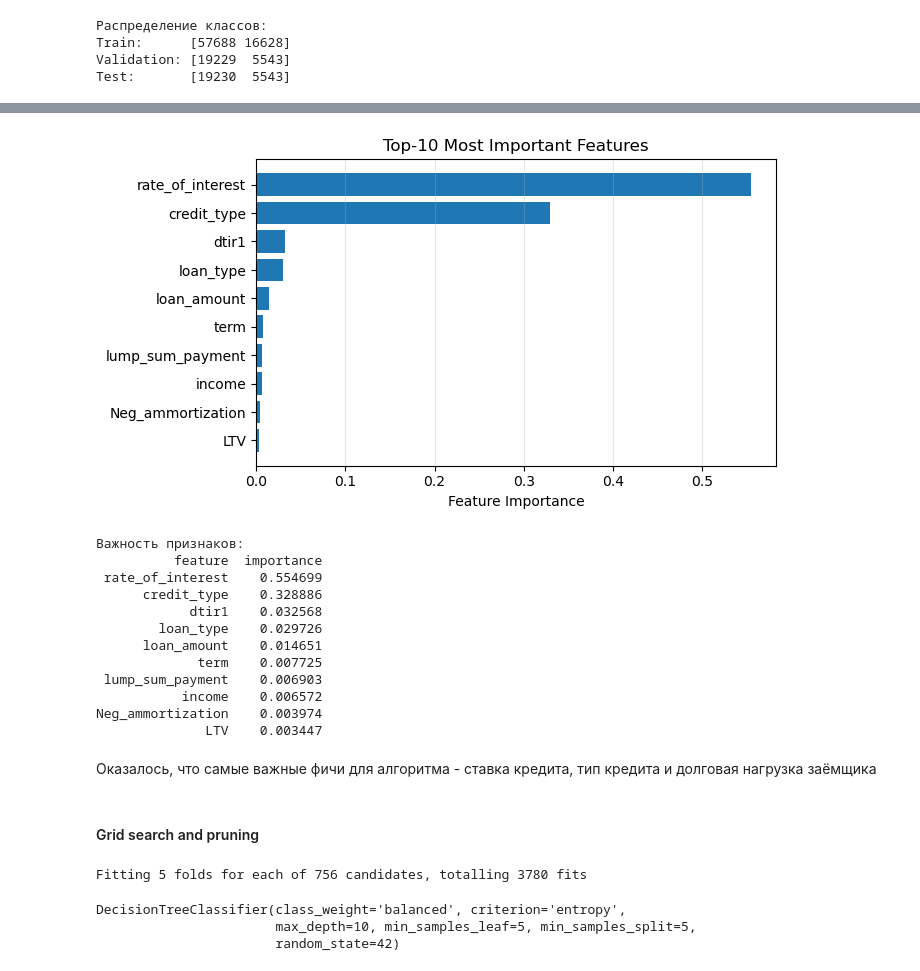
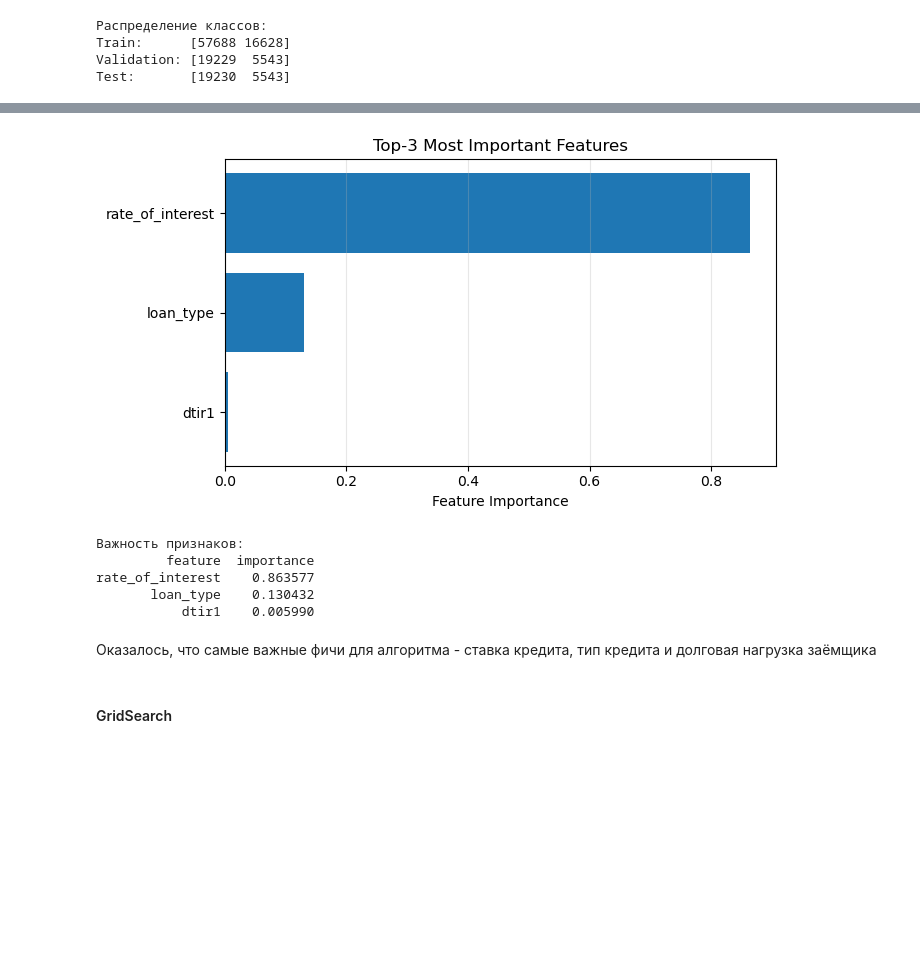
Before and after one commit to StoryTeller72/CreditScoring, a Jupyter notebook: CreditScore.ipynb, the cells around one changed output, grey strips where cells are left out. Cells and saved outputs as stored; diff of their text form; code cells hidden in the pictures; blank space fills up the shorter version.

Commit message:
Trained_dessicion_tree

```diff
--- a/CreditScore.ipynb
+++ b/CreditScore.ipynb
@@ -1613,6 +1659,6 @@ Train:      [57688 16628]
 Validation: [19229  5543]
 Test:       [19230  5543]
 # %%
-dt_model = DecisionTreeClassifier(random_state=42)
+dt_model = DecisionTreeClassifier(random_state=42,class_weight='balanced', max_depth=3)
 dt_model.fit(X_train, y_train)
 # %% [output]
@@ -1713,92 +1744,39 @@ visualize_decision_tree(dt_model, feature_names, class_names, max_depth=3)
 # %%
 def analyze_feature_importance(model, feature_names, top_n=15):
     """
     Анализ важности признаков
     """
     importance_df = pd.DataFrame({
         'feature': feature_names,
         'importance': model.feature_importances_
     }).sort_values('importance', ascending=False)
 
     # Визуализация
     plt.figure(figsize=(7, 4))
     plt.barh(importance_df['feature'].head(top_n),
              importance_df['importance'].head(top_n))
     plt.xlabel('Feature Importance')
     plt.title(f'Top-{top_n} Most Important Features')
     plt.gca().invert_yaxis()
     plt.grid(axis='x', alpha=0.3)
     plt.tight_layout()
     plt.show()
 
     print("Важность признаков:")
     print(importance_df.head(top_n).to_string(index=False))
 
     return importance_df
 
 # Анализ важности признаков
-feature_importance = analyze_feature_importance(dt_model, feature_names, top_n=10)
+feature_importance = analyze_feature_importance(dt_model, feature_names, top_n=3)
 # %% [output]
-[figure, old version]
+[figure, new version]
 Важность признаков:
-          feature  importance
- rate_of_interest    0.554699
-      credit_type    0.328886
-            dtir1    0.032568
-        loan_type    0.029726
-      loan_amount    0.014651
-             term    0.007725
- lump_sum_payment    0.006903
-           income    0.006572
-Neg_ammortization    0.003974
-              LTV    0.003447
+         feature  importance
+rate_of_interest    0.863577
+       loan_type    0.130432
+           dtir1    0.005990
 # %% [markdown]
 Оказалось, что самые важные фичи для алгоритма - ставка кредита, тип кредита и долговая нагрузка заёмщика
 # %% [markdown]
-#### Grid search and pruning
+#### GridSearch
-# %%
-def dt_grid_search_basic(X, y):
-    """
-    Базовый GridSearch для Decision Tree
-    """
-    # Параметры для поиска
-    param_grid = {
-        'criterion': ['gini', 'entropy'],
-        'max_depth': [3, 5, 7, 10, 15, 20, None],
-        'min_samples_split': [5, 10, 20],
-        'min_samples_leaf': [5, 10, 20],
-        'max_features': ['sqrt', 'log2', None],
-        'class_weight': [None, 'balanced']
-    }
-
-    # Метрики
-    scoring = {
-        'f1': make_scorer(f1_score),
-        'roc_auc': make_scorer(roc_auc_score),
-        'recall': make_scorer(recall_score)
-    }
-
-    # Кросс-валидация
-    cv = StratifiedKFold(n_splits=5, shuffle=True, random_state=42)
-
-    # GridSearch
-    grid_search = GridSearchCV(
-        DecisionTreeClassifier(random_state=42),
-        param_grid,
-        cv=cv,
-        scoring=scoring,
-        refit='recall',  # Оптимизируем по F1
-        n_jobs=-1,
-        verbose=1,
-        return_train_score=True
-    )
-
-    # Запуск поиска
-    grid_search.fit(X, y)
-
-    return grid_search
-
-# Использование
-grid_result = dt_grid_search_basic(X_train, y_train)
-# %% [output]
-Fitting 5 folds for each of 756 candidates, totalling 3780 fits
@@ -1807,6 +1782,0 @@ best_dt = grid_result.best_estimator_
-# %%
-best_dt
-# %% [output]
-DecisionTreeClassifier(class_weight='balanced', criterion='entropy',
-                       max_depth=10, min_samples_leaf=5, min_samples_split=5,
-                       random_state=42)
```
Also changed, not shown: parts of 48 cells of this notebook, 1 other file.
